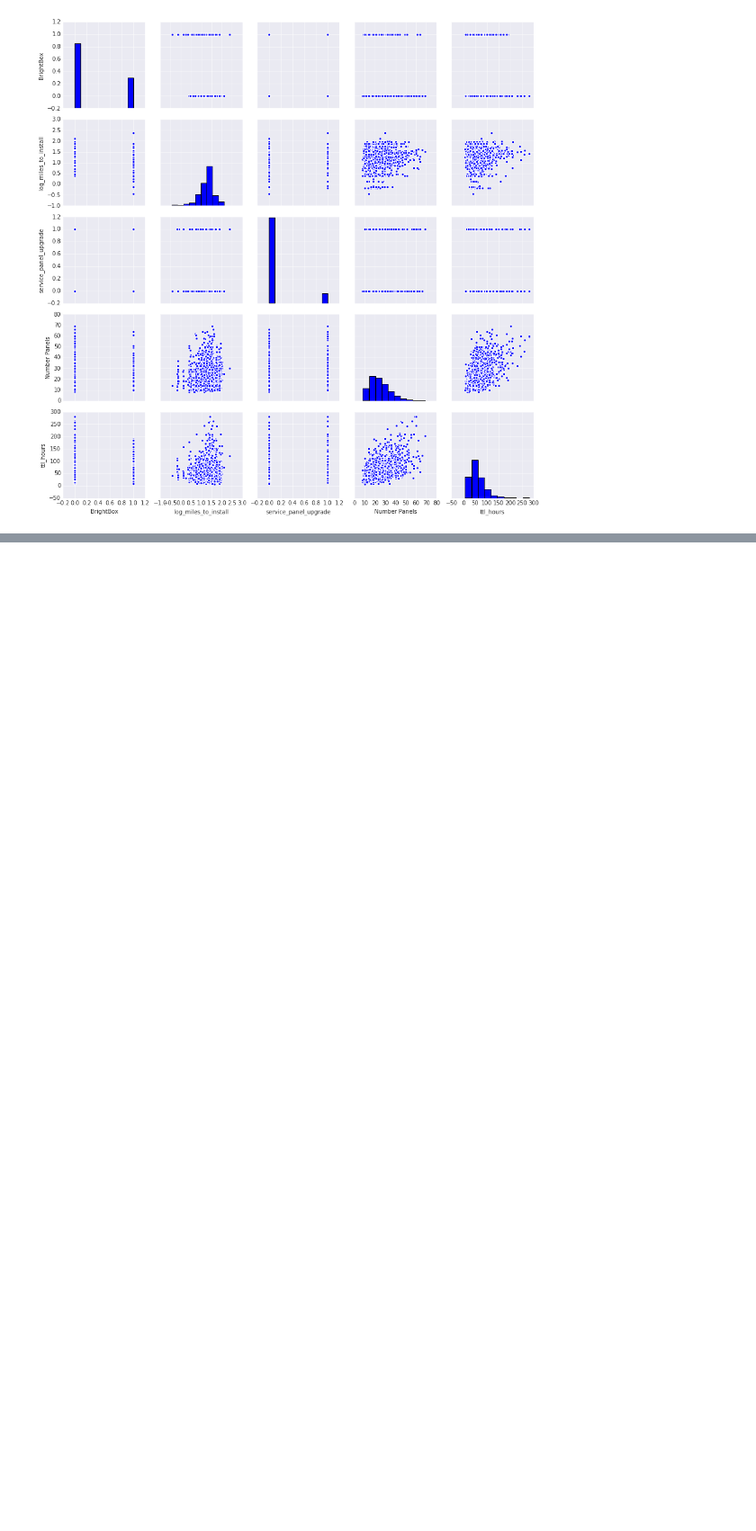
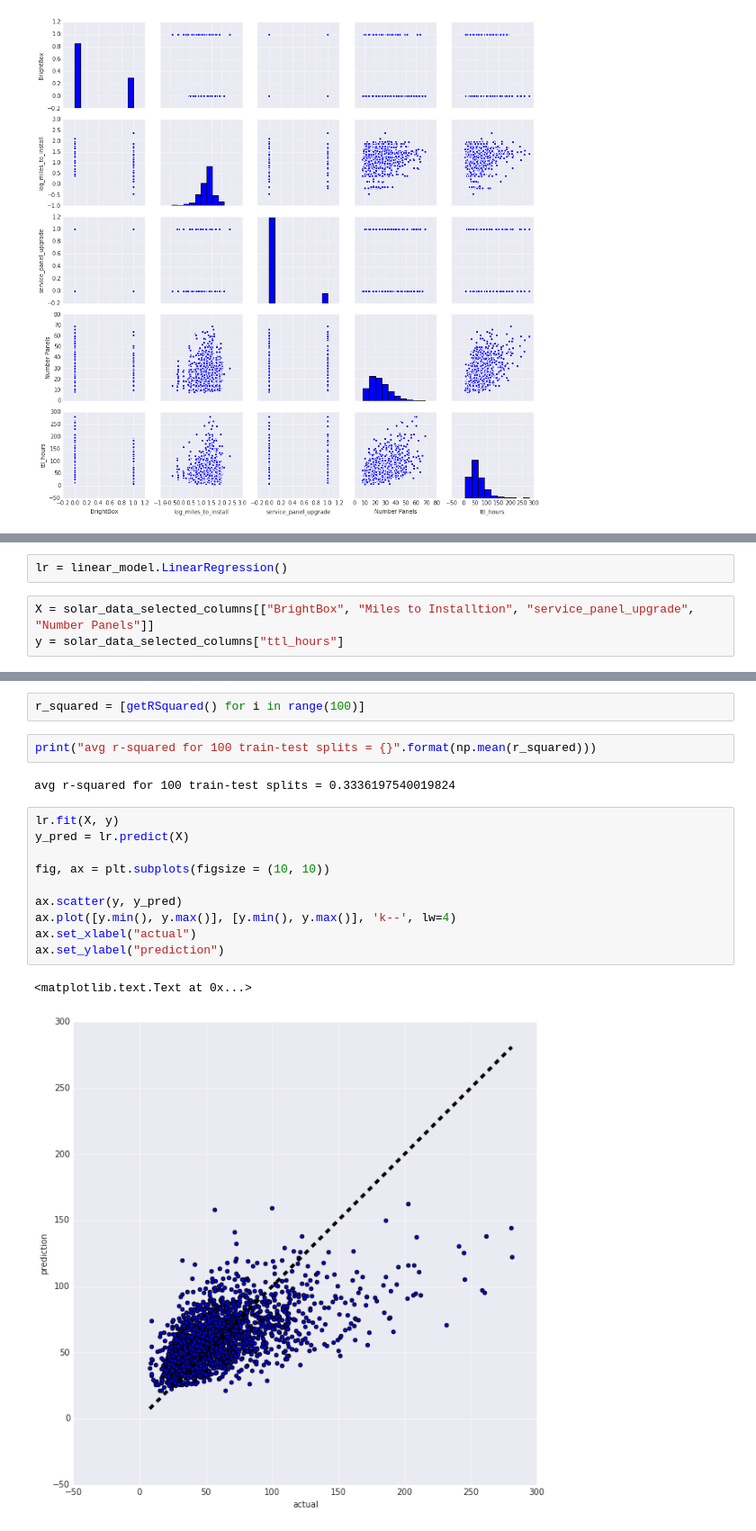
Before and after one commit to gautsi/solar, a Jupyter notebook: SolarModel.ipynb, the cells around one changed output, grey strips where cells are left out. Shown at 90% size. Cells and saved outputs as stored; diff of their text form; blank space fills up the shorter version.

Commit message:
added linear model

```diff
--- a/SolarModel.ipynb
+++ b/SolarModel.ipynb
@@ -71,0 +77,5 @@ sns.pairplot(
+# %%
+lr = linear_model.LinearRegression()
+# %%
+X = solar_data_selected_columns[["BrightBox", "Miles to Installtion", "service_panel_upgrade", "Number Panels"]]
+y = solar_data_selected_columns["ttl_hours"]
@@ -71,0 +91,19 @@ sns.pairplot(
+# %%
+r_squared = [getRSquared() for i in range(100)]
+# %%
+print("avg r-squared for 100 train-test splits = {}".format(np.mean(r_squared)))
+# %% [output]
+avg r-squared for 100 train-test splits = 0.3336197540019824
+# %%
+lr.fit(X, y)
+y_pred = lr.predict(X)
+
+fig, ax = plt.subplots(figsize = (10, 10))
+
+ax.scatter(y, y_pred)
+ax.plot([y.min(), y.max()], [y.min(), y.max()], 'k--', lw=4)
+ax.set_xlabel("actual")
+ax.set_ylabel("prediction")
+# %% [output]
+<matplotlib.text.Text at 0x...>
+[figure, added]
```
Also changed, not shown: parts of 3 cells of this notebook.
